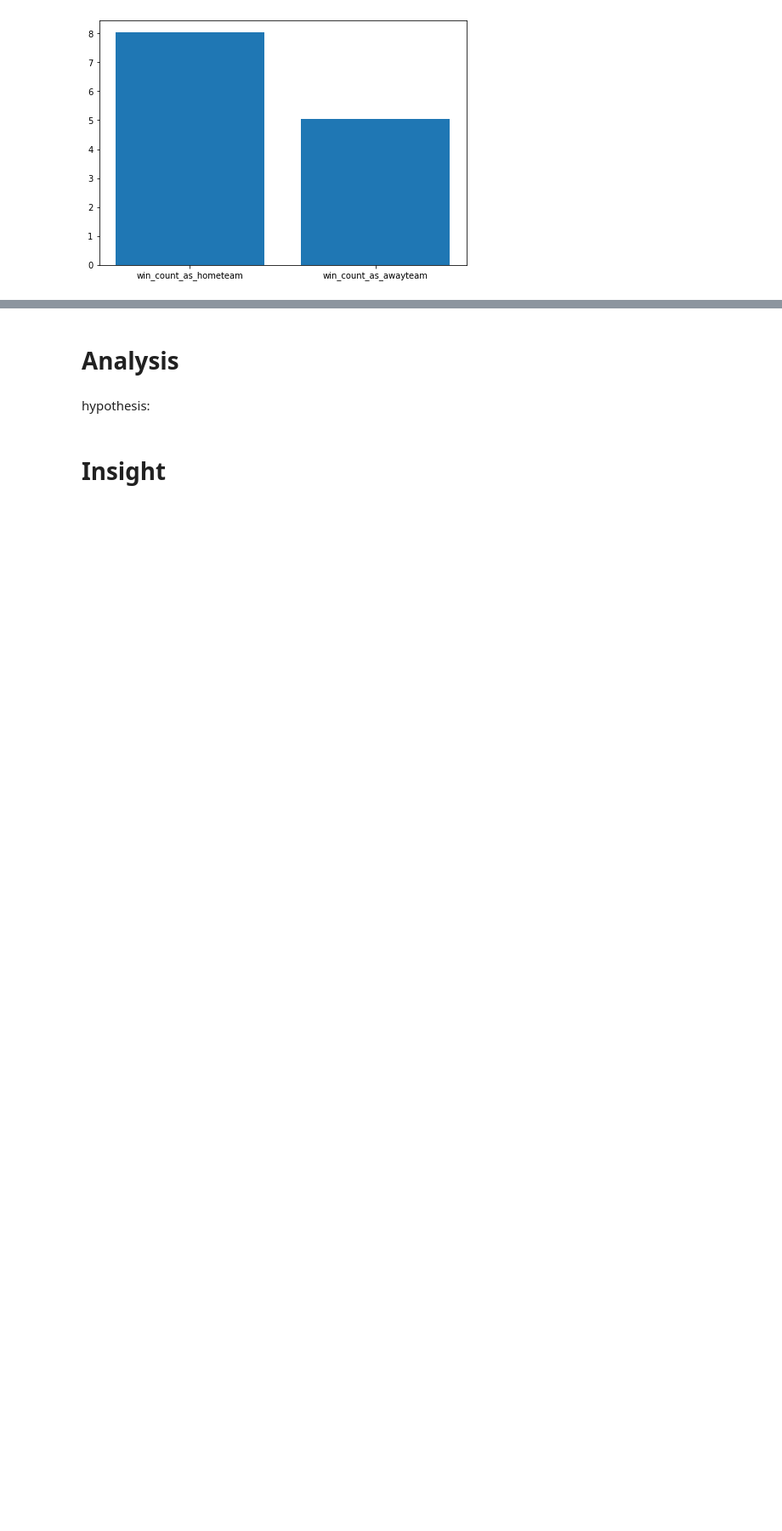
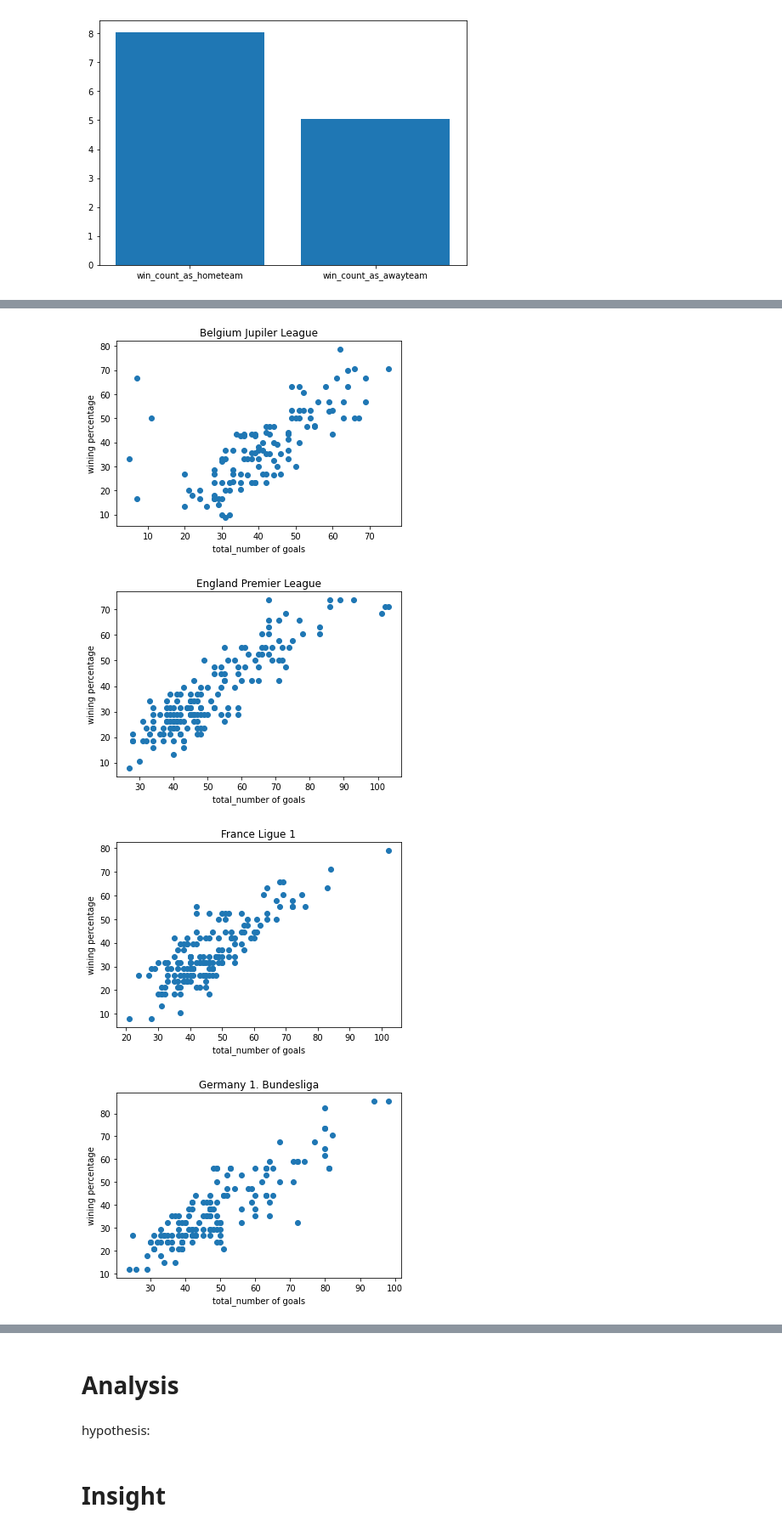
Before and after one commit to Hyej-Kim/cmsc320Final, a Jupyter notebook: cmsc320Final.ipynb, the cells around one changed output, grey strips where cells are left out. Shown at 85% size. Drawn from its saved outputs; the diff is of its cells as text; code cells hidden in the pictures; blank space fills up the shorter version.

```diff
--- a/cmsc320Final.ipynb
+++ b/cmsc320Final.ipynb
@@ -1150,0 +1181,18 @@ plt.show()
+# %%
+a= team_goal_won_total.groupby(['leagueName'])
+
+for index, value in a:
+
+    x= value.goal_count_total
+    y= value.winning_percentage
+
+    plt.scatter(x, y)
+    plt.ylabel("wining percentage")
+    plt.xlabel("total_number of goals")
+    plt.title(index)
+    plt.show()
+# %% [output]
+[figure, added]
+[figure, added]
+[figure, added]
+[figure, added]
```
Also changed, not shown: parts of 17 cells of this notebook.
